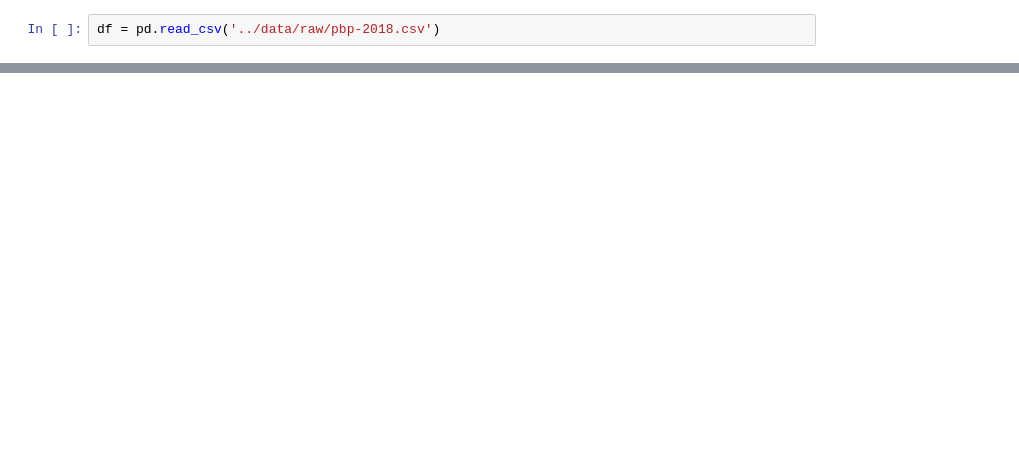
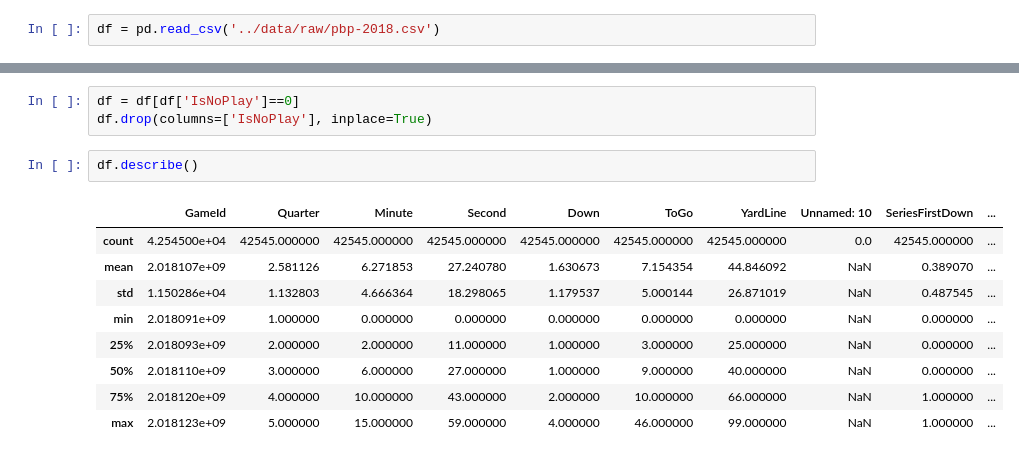
Before and after one commit to zachlaguna/my-beautiful-dark-twisted-fantasy-football, a Jupyter notebook: notebooks/eda.ipynb, the cells around one changed output, grey strips where cells are left out. Cells and saved outputs as stored; diff of their text form; blank space fills up the shorter version.

```diff
--- a/notebooks/eda.ipynb
+++ b/notebooks/eda.ipynb
@@ -27,0 +55,15 @@ display(df.head())
+# %%
+df = df[df['IsNoPlay']==0]
+df.drop(columns=['IsNoPlay'], inplace=True)
+# %%
+df.describe()
+# %% [output]
+|  | GameId | Quarter | Minute | Second | Down | ToGo | YardLine | Unnamed: 10 | SeriesFirstDown | ... |
+| count | 4.254500e+04 | 42545.000000 | 42545.000000 | 42545.000000 | 42545.000000 | 42545.000000 | 42545.000000 | 0.0 | 42545.000000 | ... |
+| mean | 2.018107e+09 | 2.581126 | 6.271853 | 27.240780 | 1.630673 | 7.154354 | 44.846092 | NaN | 0.389070 | ... |
+| std | 1.150286e+04 | 1.132803 | 4.666364 | 18.298065 | 1.179537 | 5.000144 | 26.871019 | NaN | 0.487545 | ... |
+| min | 2.018091e+09 | 1.000000 | 0.000000 | 0.000000 | 0.000000 | 0.000000 | 0.000000 | NaN | 0.000000 | ... |
+| 25% | 2.018093e+09 | 2.000000 | 2.000000 | 11.000000 | 1.000000 | 3.000000 | 25.000000 | NaN | 0.000000 | ... |
+| 50% | 2.018110e+09 | 3.000000 | 6.000000 | 27.000000 | 1.000000 | 9.000000 | 40.000000 | NaN | 0.000000 | ... |
+| 75% | 2.018120e+09 | 4.000000 | 10.000000 | 43.000000 | 2.000000 | 10.000000 | 66.000000 | NaN | 1.000000 | ... |
+| max | 2.018123e+09 | 5.000000 | 15.000000 | 59.000000 | 4.000000 | 46.000000 | 99.000000 | NaN | 1.000000 | ... |
```
Also changed, not shown: parts of 10 cells of this notebook, 2 other files.
